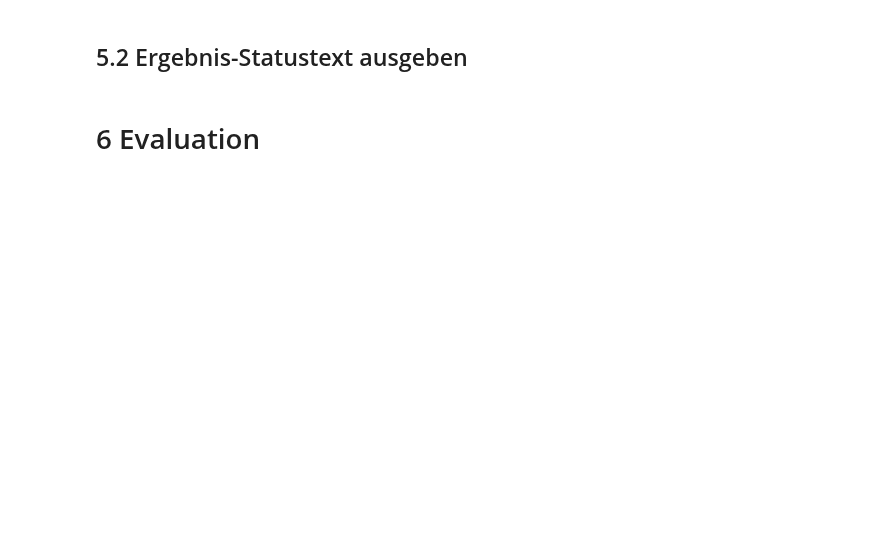
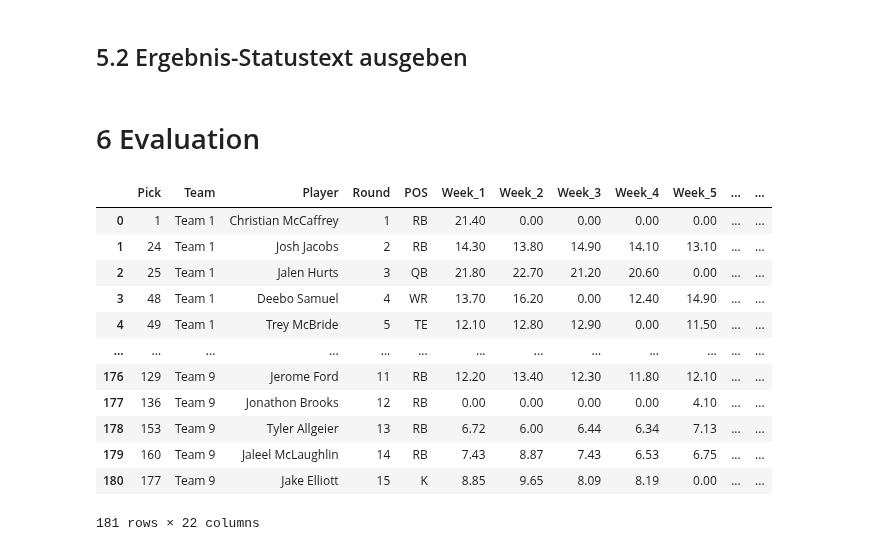
Before and after one commit to alexk2206/Data_Driven_Fantasy_Football, a Jupyter notebook: Mixed_Integer_Problem_for_Draft_Optimization.ipynb, the cells around one changed output. Saved outputs shown, nothing was run; the diff lists cells and outputs as text; code cells hidden in the pictures; blank space fills up the shorter version.

```diff
--- a/Mixed_Integer_Problem_for_Draft_Optimization.ipynb
+++ b/Mixed_Integer_Problem_for_Draft_Optimization.ipynb
@@ -82,6 +82,23 @@ for week in week_cols:
         season_projections['avg_proj']
     )
 season_projections = season_projections.drop(columns='avg_proj')
+
+real_projections_url = f'https://raw.githubusercontent.com/alexk2206/Data_Driven_Fantasy_Football/refs/heads/main/real_projections/real_projections_{year}.csv'
+real_projections = (
+    pd.read_csv(real_projections_url)
+      .rename(columns={'player': 'Player', 'position': 'POS', 'points': 'Projection', 'week': 'Week'})
+      .loc[:, ['Player', 'POS', 'Projection', 'Week']]
+      .pivot_table(
+         index=['Player', 'POS'],
+         columns='Week',
+         values='Projection',
+         aggfunc='first'
+      )
+      .rename_axis(None, axis=1)
+      .add_prefix('Week_')
+      .reset_index()
+      .fillna(0)
+)
 # %% [markdown]
 ## 2.2 Berechnung von TTL, Dropoff und VOR
 # %%
@@ -408,3 +467,31 @@ OptimizationStatus.OPTIMAL
 ## 5.2 Ergebnis-Statustext ausgeben
 # %% [markdown]
 # 6 Evaluation
+# %%
+roster_projections = (
+    df_draft
+      .merge(
+         real_projections.drop(columns=['POS']),
+         on='Player',
+         how='left'
+      )
+      .sort_values(['Team','Pick'])
+      .sort_values(by=['Team', 'Pick'])
+      .reset_index(drop=True)
+)
+roster_projections = roster_projections
+roster_projections
+# %% [output]
+|  | Pick | Team | Player | Round | POS | Week_1 | Week_2 | Week_3 | Week_4 | Week_5 | ... | ... |
+| 0 | 1 | Team 1 | Christian McCaffrey | 1 | RB | 21.40 | 0.00 | 0.00 | 0.00 | 0.00 | ... | ... |
+| 1 | 24 | Team 1 | Josh Jacobs | 2 | RB | 14.30 | 13.80 | 14.90 | 14.10 | 13.10 | ... | ... |
+| 2 | 25 | Team 1 | Jalen Hurts | 3 | QB | 21.80 | 22.70 | 21.20 | 20.60 | 0.00 | ... | ... |
+| 3 | 48 | Team 1 | Deebo Samuel | 4 | WR | 13.70 | 16.20 | 0.00 | 12.40 | 14.90 | ... | ... |
+| 4 | 49 | Team 1 | Trey McBride | 5 | TE | 12.10 | 12.80 | 12.90 | 0.00 | 11.50 | ... | ... |
+| ... | ... | ... | ... | ... | ... | ... | ... | ... | ... | ... | ... | ... |
+| 176 | 129 | Team 9 | Jerome Ford | 11 | RB | 12.20 | 13.40 | 12.30 | 11.80 | 12.10 | ... | ... |
+| 177 | 136 | Team 9 | Jonathon Brooks | 12 | RB | 0.00 | 0.00 | 0.00 | 0.00 | 4.10 | ... | ... |
+| 178 | 153 | Team 9 | Tyler Allgeier | 13 | RB | 6.72 | 6.00 | 6.44 | 6.34 | 7.13 | ... | ... |
+| 179 | 160 | Team 9 | Jaleel McLaughlin | 14 | RB | 7.43 | 8.87 | 7.43 | 6.53 | 6.75 | ... | ... |
+| 180 | 177 | Team 9 | Jake Elliott | 15 | K | 8.85 | 9.65 | 8.09 | 8.19 | 0.00 | ... | ... |
+181 rows × 22 columns
```
Also changed, not shown: parts of 7 cells of this notebook.
